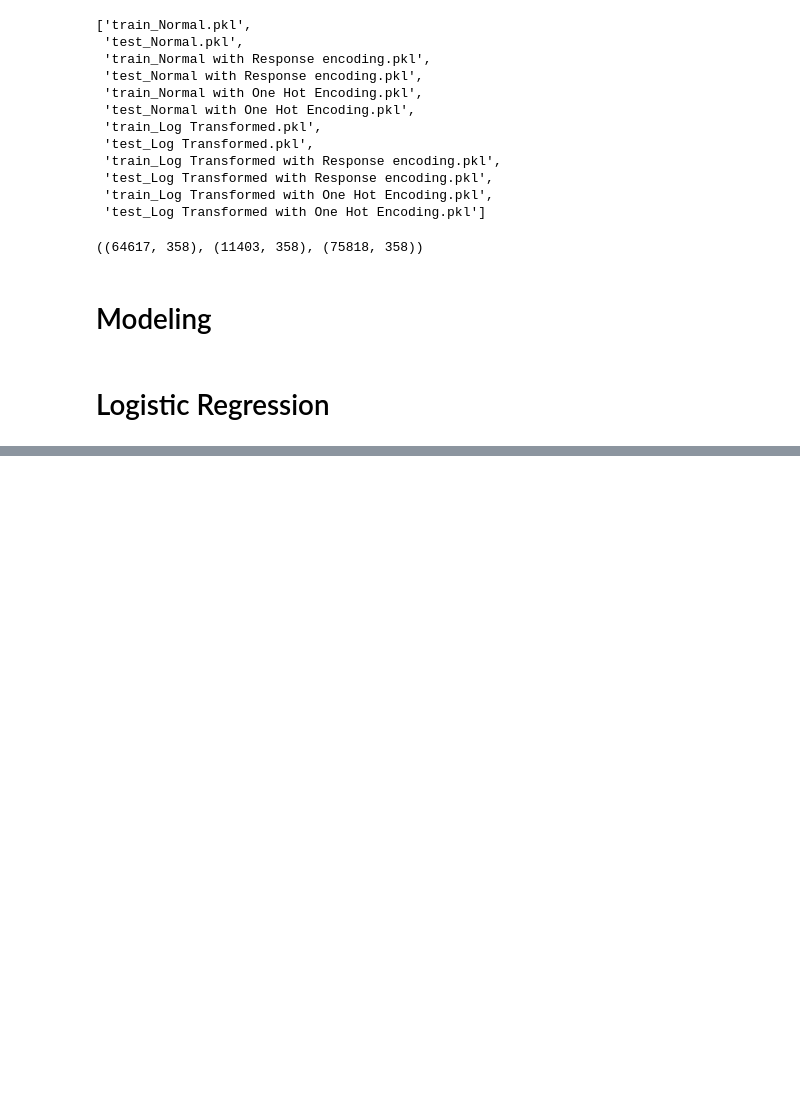
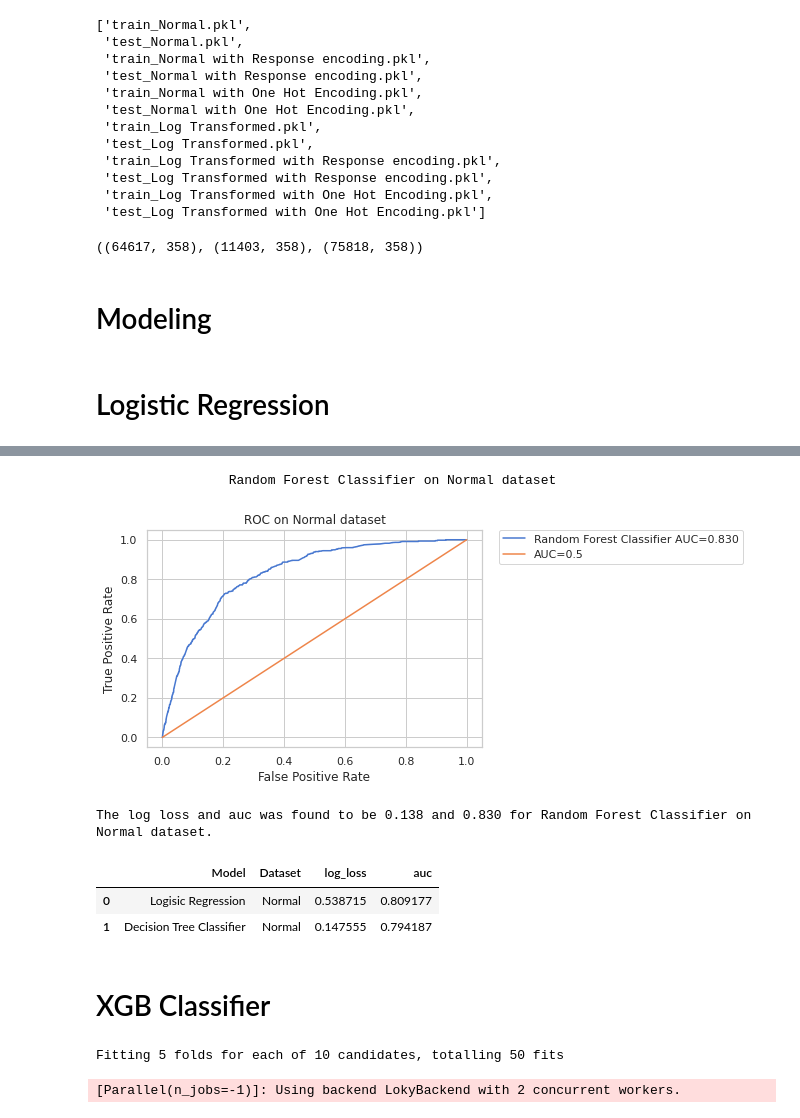
Before and after one commit to agno-nymous/Santander-Customer-Satisfaction, a Jupyter notebook: Modelling_Normal.ipynb, the cells around one changed output, grey strips where cells are left out. Cells and saved outputs as stored; diff of their text form; code cells hidden in the pictures; blank space fills up the shorter version.

```diff
--- a/Modelling_Normal.ipynb
+++ b/Modelling_Normal.ipynb
@@ -198,0 +260,21 @@ plot_auc(y_train,y_pred,label)
+# %%
+#{'n_estimators': 1000, 'min_samples_split': 500, 'min_samples_leaf': 5, 'max_leaf_nodes': 100, 'max_depth': 1000}
+model = ensemble.RandomForestClassifier(bootstrap=True, ccp_alpha=0.0, class_weight='balanced',
+                       criterion='gini', max_depth=1000, max_features='auto',
+                       max_leaf_nodes=250, max_samples=None,
+                       min_impurity_decrease=0.0, min_impurity_split=None,
+                       min_samples_leaf=5, min_samples_split=1000,
+                       min_weight_fraction_leaf=0.0, n_estimators=2000,
+                       n_jobs=-1, oob_score=False,
+                       verbose=0, warm_start=False)
+
+#RandomForestClassifier(bootstrap=True, ccp_alpha=0.0, class_weight='balanced',
+#                        criterion='gini', max_depth=1000, max_features='auto',
+#                        max_leaf_nodes=100, max_samples=None,
+#                        min_impurity_decrease=0.0, min_impurity_split=None,
+#                        min_samples_leaf=5, min_samples_split=500,
+#                        min_weight_fraction_leaf=0.0, n_estimators=1000,
+#                        n_jobs=-1, oob_score=False, random_state=None,
+#                        verbose=0, warm_start=False)
+
+model.fit(X_train,y_train)
@@ -198,0 +290,3 @@ plot_auc(y_train,y_pred,label)
+# %%
+cc_model = calibration.CalibratedClassifierCV(model,cv='prefit')
+cc_model.fit(X_train,y_train)
@@ -198,0 +314,19 @@ plot_auc(y_train,y_pred,label)
+# %%
+i+=1
+y_pred = cc_model.predict_proba(X_val)[:,1]
+label="Random Forest Classifier"
+result = plot_auc(y_val,y_pred,label)
+result_df = result_df.append(result)
+del result
+# %% [output]
+                 Random Forest Classifier on Normal dataset
+[figure, added]
+The log loss and auc was found to be 0.138 and 0.830 for Random Forest Classifier on Normal dataset.
+# %%
+result_df
+# %% [output]
+|  | Model | Dataset | log_loss | auc |
+| 0 | Logisic Regression | Normal | 0.538715 | 0.809177 |
+| 1 | Decision Tree Classifier | Normal | 0.147555 | 0.794187 |
+# %% [markdown]
+# XGB Classifier
@@ -198,0 +341,6 @@ plot_auc(y_train,y_pred,label)
+# %%
+%%time
+find_best_params(model,params,cv=3)
+# %% [output]
+Fitting 5 folds for each of 10 candidates, totalling 50 fits
+[Parallel(n_jobs=-1)]: Using backend LokyBackend with 2 concurrent workers.
```
Also changed, not shown: parts of 29 cells of this notebook.
